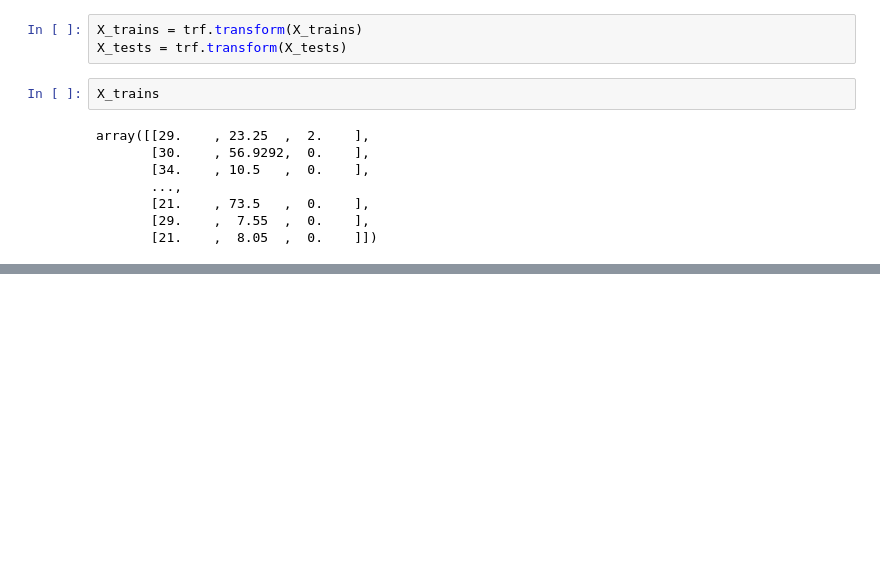
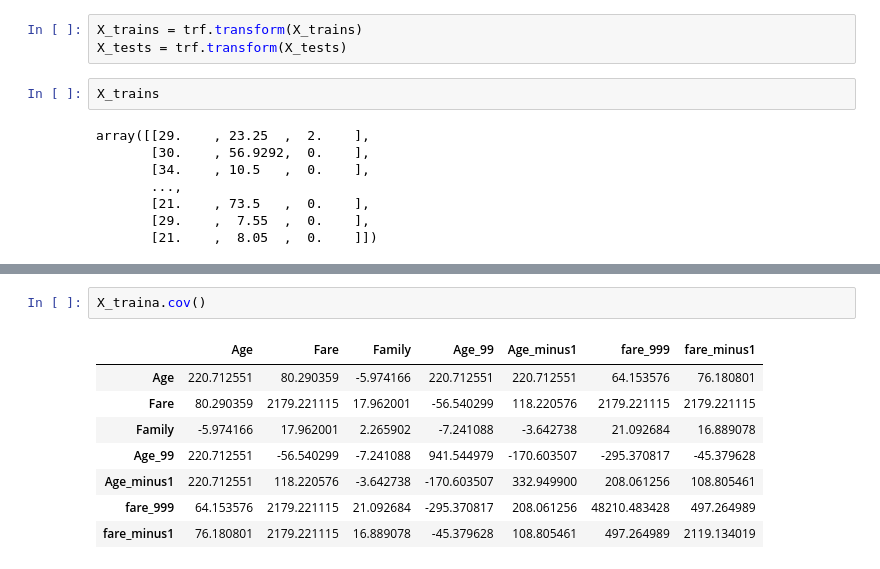
Before and after one commit to MitVinay/Machine-Learning, a Jupyter notebook: Feature-Engineering/Feature-transformation/handling_missing_data/handling_missing_data_numerical.ipynb, the cells around one changed output, grey strips where cells are left out. Cells and saved outputs as stored; diff of their text form; blank space fills up the shorter version.

```diff
--- a/Feature-Engineering/Feature-transformation/handling_missing_data/handling_missing_data_numerical.ipynb
+++ b/Feature-Engineering/Feature-transformation/handling_missing_data/handling_missing_data_numerical.ipynb
@@ -231,0 +286,11 @@ array([[29.    , 23.25  ,  2.    ],
+# %%
+X_traina.cov()
+# %% [output]
+|  | Age | Fare | Family | Age_99 | Age_minus1 | fare_999 | fare_minus1 |
+| Age | 220.712551 | 80.290359 | -5.974166 | 220.712551 | 220.712551 | 64.153576 | 76.180801 |
+| Fare | 80.290359 | 2179.221115 | 17.962001 | -56.540299 | 118.220576 | 2179.221115 | 2179.221115 |
+| Family | -5.974166 | 17.962001 | 2.265902 | -7.241088 | -3.642738 | 21.092684 | 16.889078 |
+| Age_99 | 220.712551 | -56.540299 | -7.241088 | 941.544979 | -170.603507 | -295.370817 | -45.379628 |
+| Age_minus1 | 220.712551 | 118.220576 | -3.642738 | -170.603507 | 332.949900 | 208.061256 | 108.805461 |
+| fare_999 | 64.153576 | 2179.221115 | 21.092684 | -295.370817 | 208.061256 | 48210.483428 | 497.264989 |
+| fare_minus1 | 76.180801 | 2179.221115 | 16.889078 | -45.379628 | 108.805461 | 497.264989 | 2119.134019 |
```
Also changed, not shown: parts of 19 cells of this notebook.
